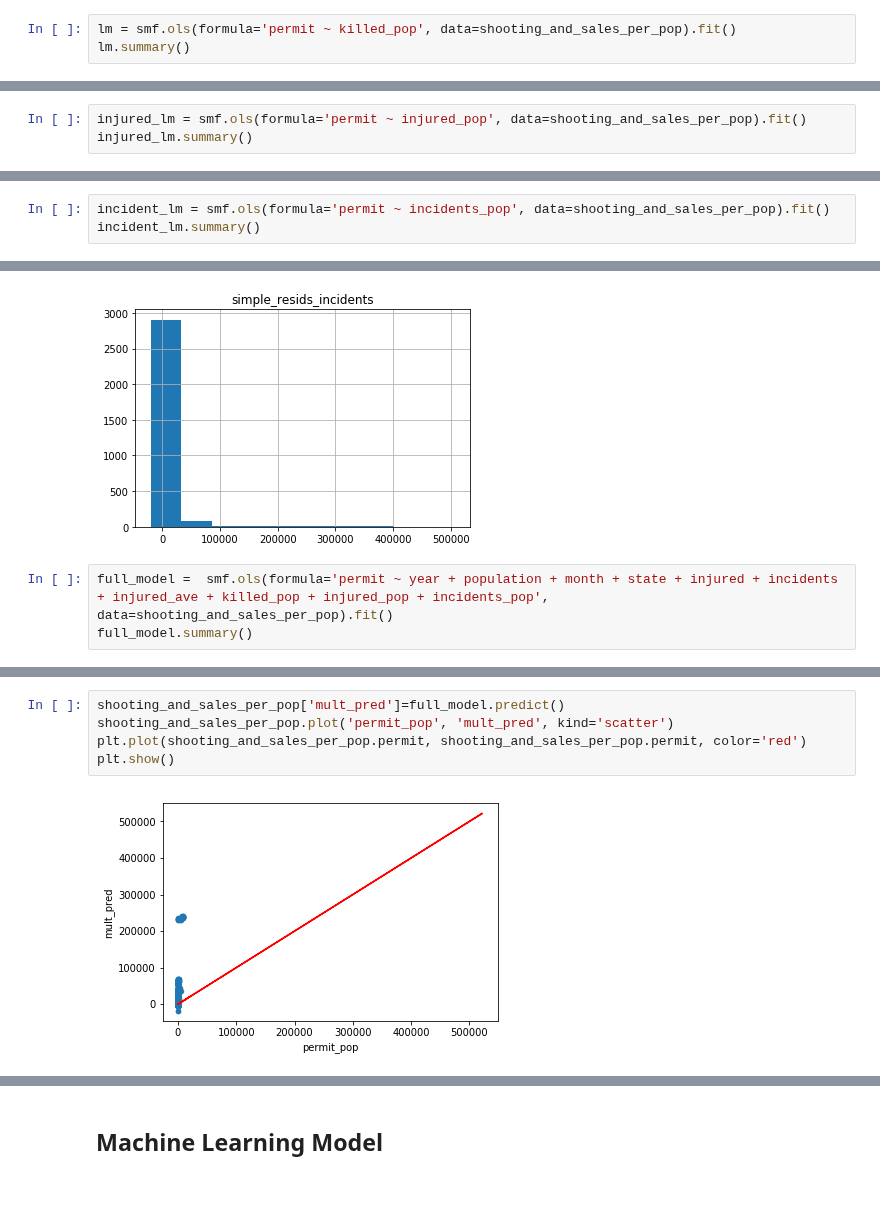
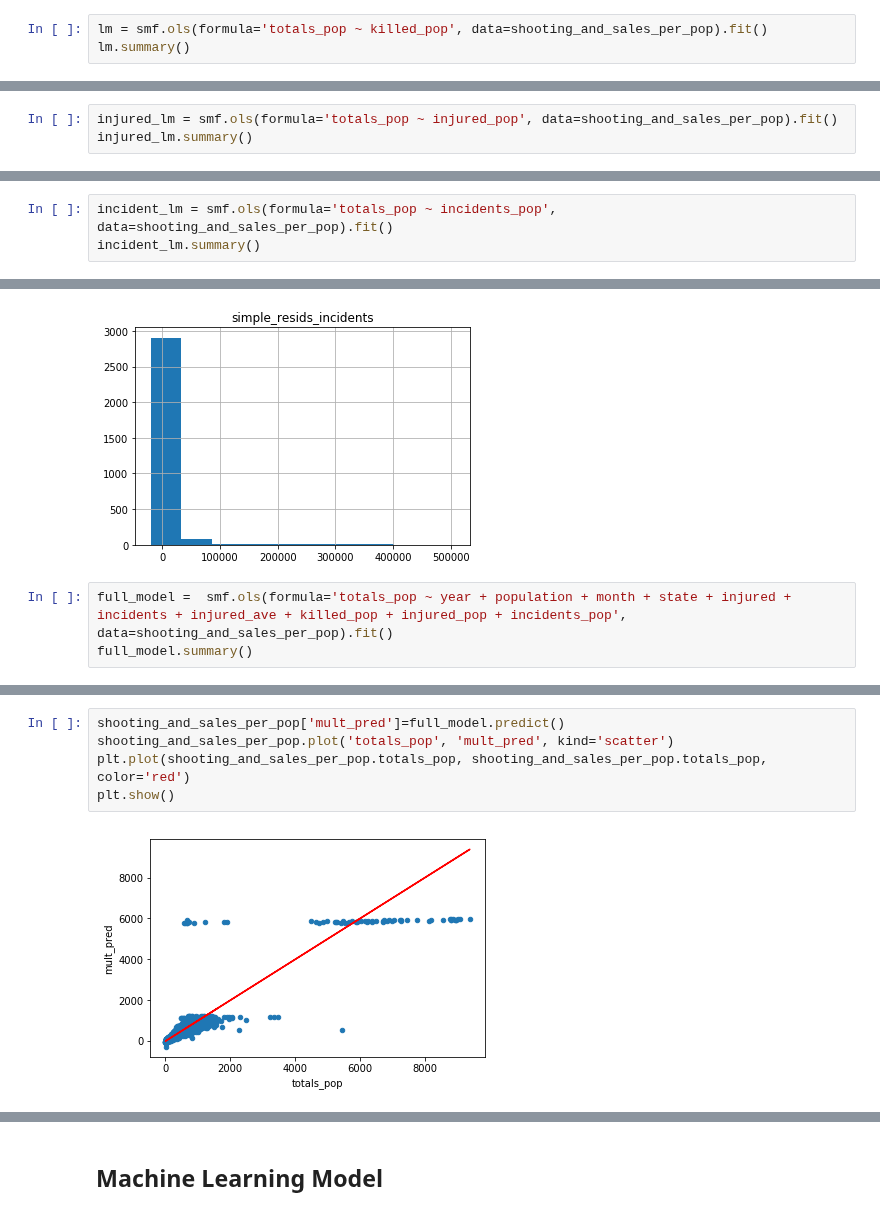
Before and after one commit to EliasFM/INFO370-FinalProject, a Jupyter notebook: Analysis .ipynb, the cells around one changed output, grey strips where cells are left out. Cells and saved outputs as stored; diff of their text form.

```diff
--- a/Analysis .ipynb
+++ b/Analysis .ipynb
@@ -100,5 +100,5 @@ plt.show()
 # %%
-lm = smf.ols(formula='permit ~ killed_pop', data=shooting_and_sales_per_pop).fit()
+lm = smf.ols(formula='totals_pop ~ killed_pop', data=shooting_and_sales_per_pop).fit()
 lm.summary()
 # %% [output]
 OLS Regression Results
@@ -121,7 +121,7 @@ OLS Regression Results
 Warnings:
 [1] Standard Errors assume that the covariance matrix of the errors is correctly specified.
 # %%
-injured_lm = smf.ols(formula='permit ~ injured_pop', data=shooting_and_sales_per_pop).fit()
+injured_lm = smf.ols(formula='totals_pop ~ injured_pop', data=shooting_and_sales_per_pop).fit()
 injured_lm.summary()
 # %% [output]
 OLS Regression Results
@@ -144,7 +144,7 @@ OLS Regression Results
 Warnings:
 [1] Standard Errors assume that the covariance matrix of the errors is correctly specified.
 # %%
-incident_lm = smf.ols(formula='permit ~ incidents_pop', data=shooting_and_sales_per_pop).fit()
+incident_lm = smf.ols(formula='totals_pop ~ incidents_pop', data=shooting_and_sales_per_pop).fit()
 incident_lm.summary()
 # %% [output]
 OLS Regression Results
@@ -209,7 +209,7 @@ plt.show()
 # %% [output]
 [figure]
 # %%
-full_model =  smf.ols(formula='permit ~ year + population + month + state + injured + incidents + injured_ave + killed_pop + injured_pop + incidents_pop', data=shooting_and_sales_per_pop).fit()
+full_model =  smf.ols(formula='totals_pop ~ year + population + month + state + injured + incidents + injured_ave + killed_pop + injured_pop + incidents_pop', data=shooting_and_sales_per_pop).fit()
 full_model.summary()
 # %% [output]
 OLS Regression Results
@@ -256,10 +256,10 @@ plt.show()
 # %%
 shooting_and_sales_per_pop['mult_pred']=full_model.predict()
-shooting_and_sales_per_pop.plot('permit_pop', 'mult_pred', kind='scatter')
-plt.plot(shooting_and_sales_per_pop.permit, shooting_and_sales_per_pop.permit, color='red')
+shooting_and_sales_per_pop.plot('totals_pop', 'mult_pred', kind='scatter')
+plt.plot(shooting_and_sales_per_pop.totals_pop, shooting_and_sales_per_pop.totals_pop, color='red')
 plt.show()
 # %% [output]
-[figure, old version]
+[figure, new version]
 # %%
 df_year = shooting_and_sales_per_pop['year'].value_counts()   # for weekofyear variable
 year_df = pd.DataFrame({'Year':df_year.index, 'Count':df_year.values})
```
Also changed, not shown: parts of 12 cells of this notebook.
